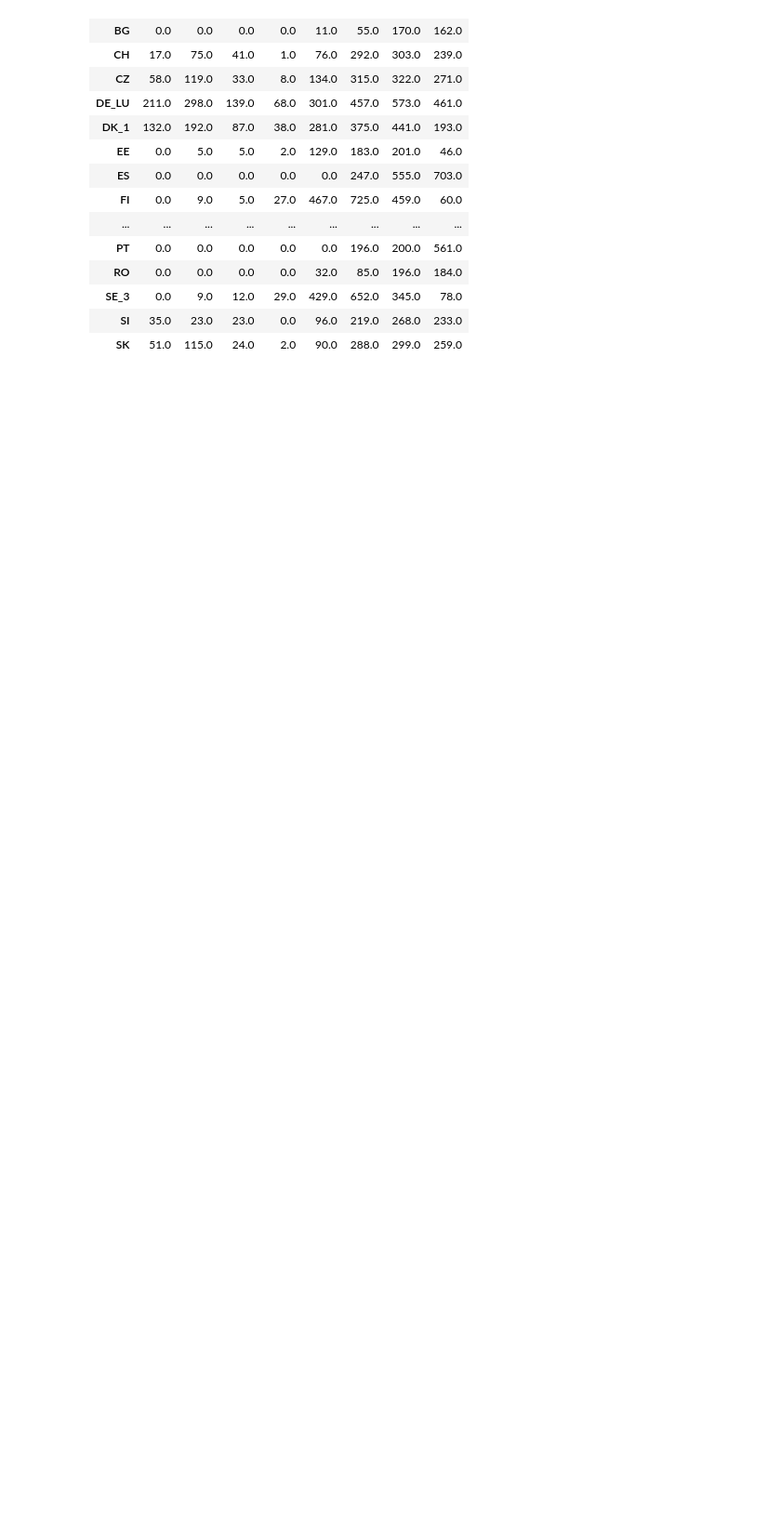
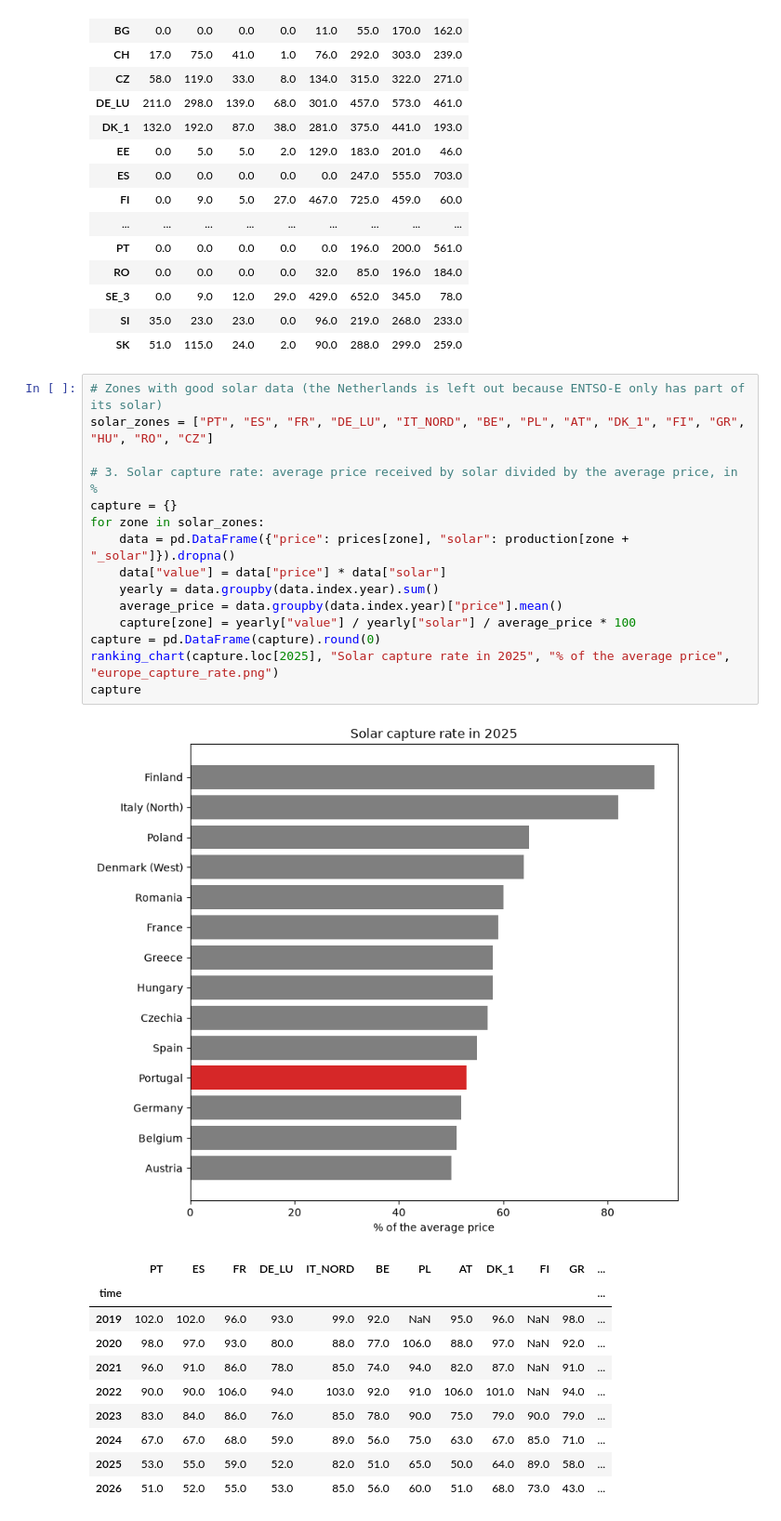
Before and after one commit to josepaulonunes/european-electricity-tracker, a Jupyter notebook: notebooks/08_europe_analysis.ipynb, the cells around one changed output. Shown at 93% size. Cells and saved outputs as stored; diff of their text form; blank space fills up the shorter version.

Commit message:
Add solar capture rate by country

```diff
--- a/notebooks/08_europe_analysis.ipynb
+++ b/notebooks/08_europe_analysis.ipynb
@@ -84,3 +84,30 @@ negative
 | SE_3 | 0.0 | 9.0 | 12.0 | 29.0 | 429.0 | 652.0 | 345.0 | 78.0 |
 | SI | 35.0 | 23.0 | 23.0 | 0.0 | 96.0 | 219.0 | 268.0 | 233.0 |
 | SK | 51.0 | 115.0 | 24.0 | 2.0 | 90.0 | 288.0 | 299.0 | 259.0 |
+# %%
+# Zones with good solar data (the Netherlands is left out because ENTSO-E only has part of its solar)
+solar_zones = ["PT", "ES", "FR", "DE_LU", "IT_NORD", "BE", "PL", "AT", "DK_1", "FI", "GR", "HU", "RO", "CZ"]
+
+# 3. Solar capture rate: average price received by solar divided by the average price, in %
+capture = {}
+for zone in solar_zones:
+    data = pd.DataFrame({"price": prices[zone], "solar": production[zone + "_solar"]}).dropna()
+    data["value"] = data["price"] * data["solar"]
+    yearly = data.groupby(data.index.year).sum()
+    average_price = data.groupby(data.index.year)["price"].mean()
+    capture[zone] = yearly["value"] / yearly["solar"] / average_price * 100
+capture = pd.DataFrame(capture).round(0)
+ranking_chart(capture.loc[2025], "Solar capture rate in 2025", "% of the average price", "europe_capture_rate.png")
+capture
+# %% [output]
+[figure, added]
+|  | PT | ES | FR | DE_LU | IT_NORD | BE | PL | AT | DK_1 | FI | GR | ... |
+| time |  |  |  |  |  |  |  |  |  |  |  | ... |
+| 2019 | 102.0 | 102.0 | 96.0 | 93.0 | 99.0 | 92.0 | NaN | 95.0 | 96.0 | NaN | 98.0 | ... |
+| 2020 | 98.0 | 97.0 | 93.0 | 80.0 | 88.0 | 77.0 | 106.0 | 88.0 | 97.0 | NaN | 92.0 | ... |
+| 2021 | 96.0 | 91.0 | 86.0 | 78.0 | 85.0 | 74.0 | 94.0 | 82.0 | 87.0 | NaN | 91.0 | ... |
+| 2022 | 90.0 | 90.0 | 106.0 | 94.0 | 103.0 | 92.0 | 91.0 | 106.0 | 101.0 | NaN | 94.0 | ... |
+| 2023 | 83.0 | 84.0 | 86.0 | 76.0 | 85.0 | 78.0 | 90.0 | 75.0 | 79.0 | 90.0 | 79.0 | ... |
+| 2024 | 67.0 | 67.0 | 68.0 | 59.0 | 89.0 | 56.0 | 75.0 | 63.0 | 67.0 | 85.0 | 71.0 | ... |
+| 2025 | 53.0 | 55.0 | 59.0 | 52.0 | 82.0 | 51.0 | 65.0 | 50.0 | 64.0 | 89.0 | 58.0 | ... |
+| 2026 | 51.0 | 52.0 | 55.0 | 53.0 | 85.0 | 56.0 | 60.0 | 51.0 | 68.0 | 73.0 | 43.0 | ... |
```
